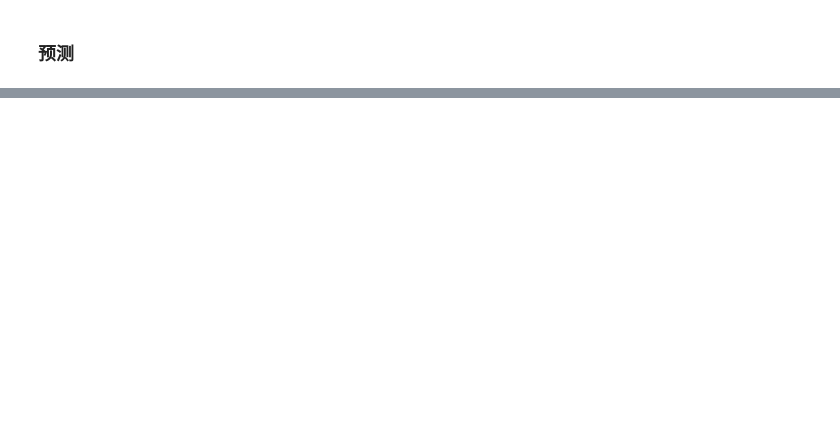
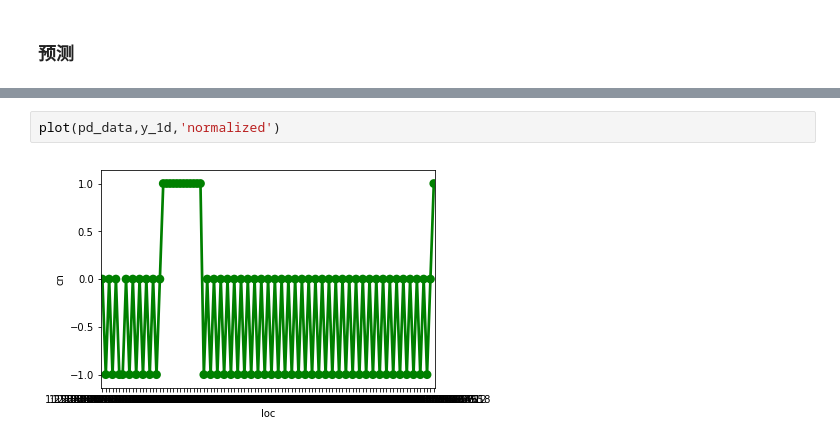
Before and after one commit to btrspg/python-lib-test, a Jupyter notebook: hmmlearn-test.ipynb, the cells around one changed output, grey strips where cells are left out. Cells and saved outputs as stored; diff of their text form; blank space fills up the shorter version.

```diff
--- a/hmmlearn-test.ipynb
+++ b/hmmlearn-test.ipynb
@@ -88,0 +136,4 @@ print(Z)
+# %%
+plot(pd_data,y_1d,'normalized')
+# %% [output]
+[figure, added]
```
Also changed, not shown: parts of 8 cells of this notebook, 1 other file.
